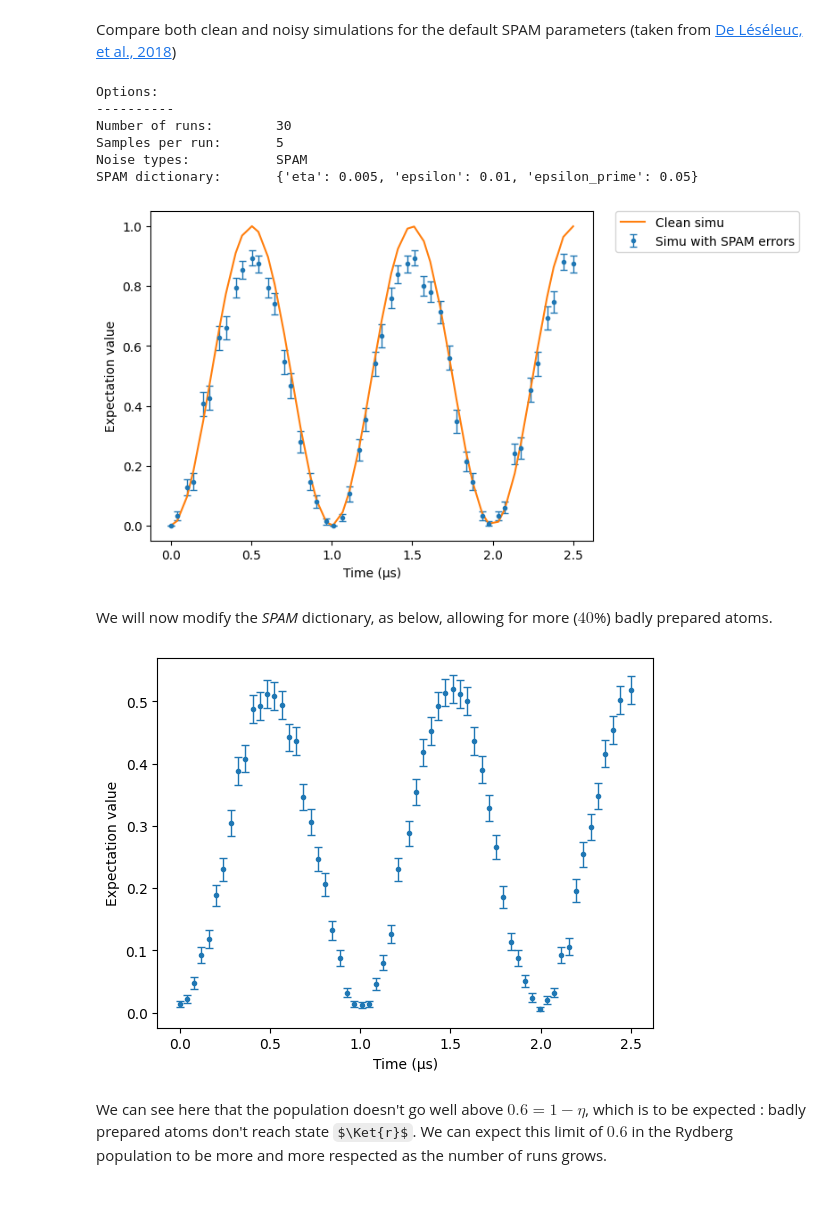
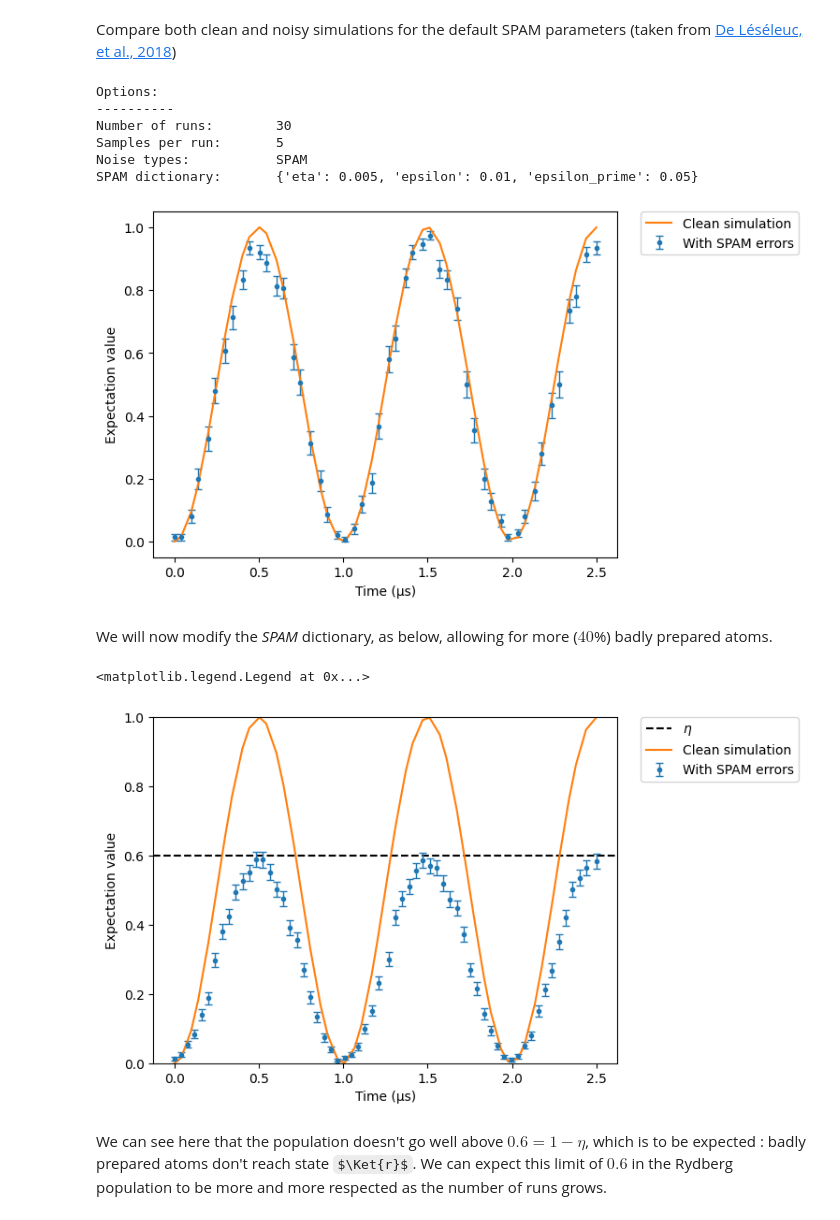
Before and after one commit to pasqal-io/Pulser, a Jupyter notebook: tutorials/advanced_features/Simulating with SPAM errors.ipynb, the cells around one changed output. Saved outputs shown, nothing was run; the diff lists cells and outputs as text; code cells hidden in the pictures; some formulas as TeX source.

Commit message:
Readability of SPAM errors tutorial

```diff
--- a/tutorials/advanced_features/Simulating with SPAM errors.ipynb
+++ b/tutorials/advanced_features/Simulating with SPAM errors.ipynb
@@ -54,28 +51,35 @@ Samples per run:       5
 ## SPAM effects
 # %% [markdown]
 Compare both clean and noisy simulations for the default SPAM parameters (taken from [De Léséleuc, et al., 2018](https://arxiv.org/abs/1802.10424))
-# %%
-sim.set_config(config_spam)
-sim.evaluation_times = 0.4
-res_spam = sim.run()
-sim.show_config()
-# %% [output]
-Options:
-----------
-Number of runs:        30
-Samples per run:       5
-Noise types:           SPAM
-SPAM dictionary:       {'eta': 0.005, 'epsilon': 0.01, 'epsilon_prime': 0.05}
+# %%
+# Define SPAM configuration:
+config_spam = SimConfig(noise=("SPAM"), runs=30, samples_per_run=5)
+
+# Apply the configuration to the simulation and run it:
+sim.set_config(config_spam)
+sim.show_config()
+
+# Run the simulation storing 40% of the results:
+sim.evaluation_times = 0.4
+res_spam = sim.run()
+# %% [output]
+Options:
+----------
+Number of runs:        30
+Samples per run:       5
+Noise types:           SPAM
+SPAM dictionary:       {'eta': 0.005, 'epsilon': 0.01, 'epsilon_prime': 0.05}
 # %%
-res_spam.plot(obs, label="Simu with SPAM errors")
+res_spam.plot(obs, label="With SPAM errors")
+
+# Now run the clean simulation:
 sim.reset_config()
-sim.eval_times = "Full"
 res_clean = sim.run()
-res_clean.plot(obs, label="Clean simu")
+res_clean.plot(obs, label="Clean simulation")
 plt.legend(bbox_to_anchor=(1.05, 1), loc="upper left", borderaxespad=0.0)
 plt.show()
 # %% [output]
-[figure, old version]
+[figure, new version]
 # %% [markdown]
 We will now modify the *SPAM* dictionary, as below, allowing for more ($40$%) badly prepared atoms.
 # %%
@@ -83,9 +87,16 @@ config_spam_mod = SimConfig(noise=("SPAM"), eta=0.4, runs=100)
 sim.set_config(config_spam_mod)
 sim.evaluation_times = 0.5
 res_large_eta = sim.run()
-res_large_eta.plot(obs)
+
+plt.figure()
+plt.ylim(0, 1)
+plt.axhline(1 - config_spam_mod.eta, color="black", linestyle="--", label=r"$\eta$")
+res_large_eta.plot(obs, label="With SPAM errors")
+res_clean.plot(obs, label="Clean simulation")
+plt.legend(bbox_to_anchor=(1.05, 1), loc="upper left", borderaxespad=0.0)
 # %% [output]
+<matplotlib.legend.Legend at 0x...>
-[figure, old version]
+[figure, new version]
 # %% [markdown]
 We can see here that the population doesn't go well above $0.6 = 1 - \eta$, which is to be expected : badly prepared atoms don't reach state $\Ket{r}$. We can expect this limit of $0.6$ in the Rydberg population to be more and more respected as the number of runs grows.
 # %% [markdown]
```
Also changed, not shown: parts of 10 cells of this notebook.
